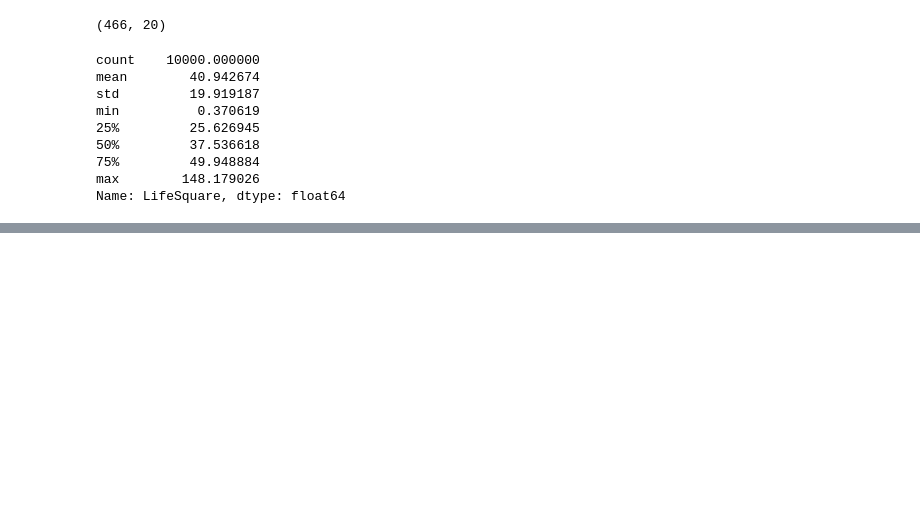
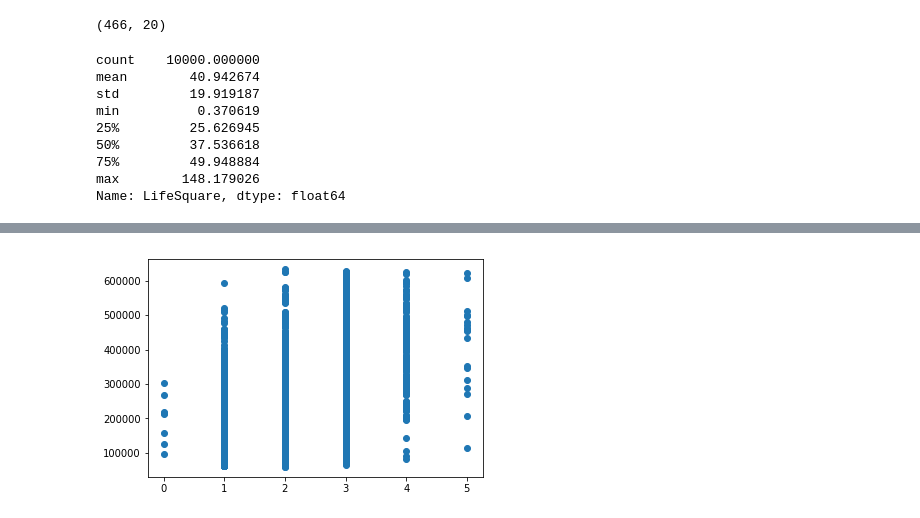
Before and after one commit to MoriMorou/GB_Python, a Jupyter notebook: Data_Science/Project/project.ipynb, the cells around one changed output, grey strips where cells are left out. Cells and saved outputs as stored; diff of their text form; code cells hidden in the pictures; blank space fills up the shorter version.

Commit message:
data

```diff
--- a/Data_Science/Project/project.ipynb
+++ b/Data_Science/Project/project.ipynb
@@ -502,0 +521,4 @@ Name: LifeSquare, dtype: float64
+# %%
+plt.scatter(data['Rooms'], data['Price']);
+# %% [output]
+[figure, added]
```
Also changed, not shown: parts of 34 cells of this notebook, 2 other files.
